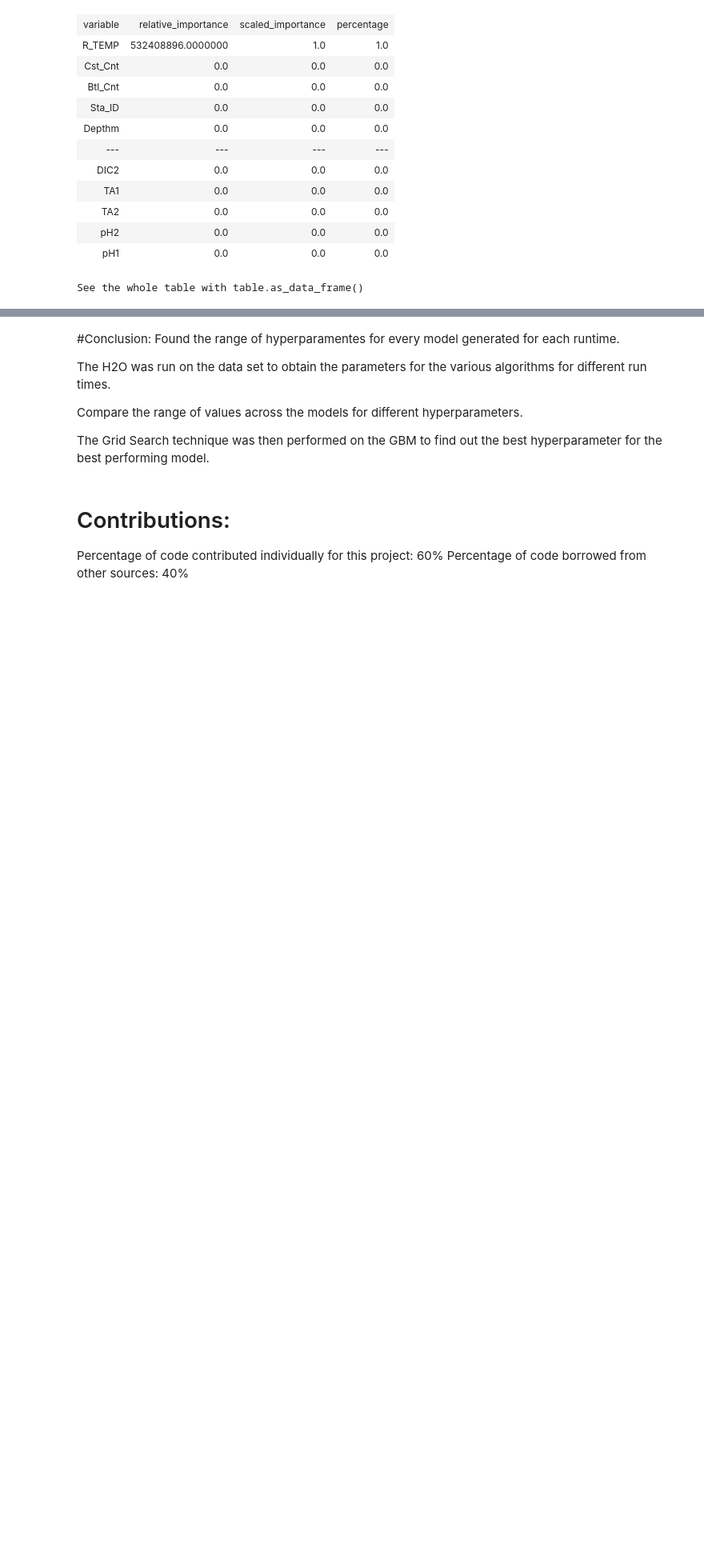
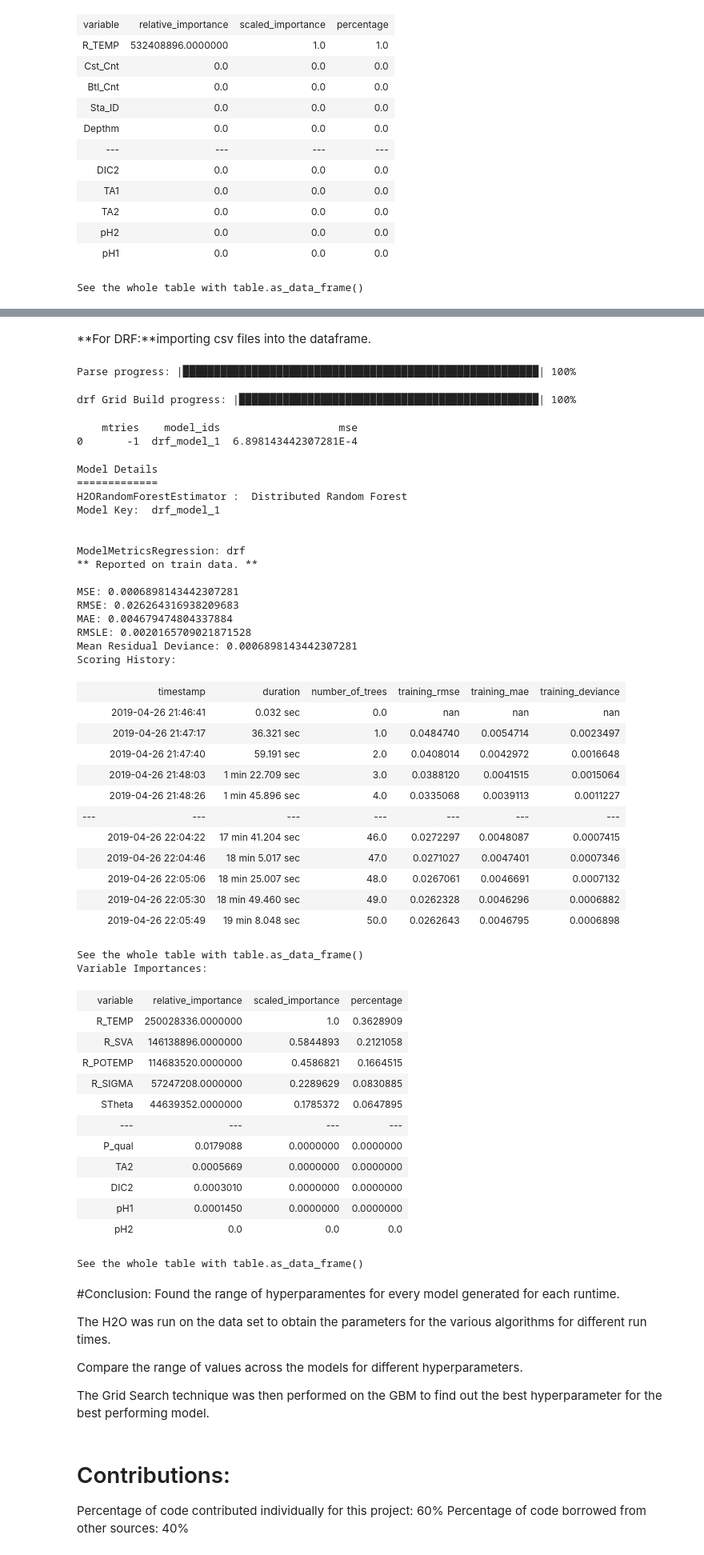
Before and after one commit to INFO6105-Spring19/hyperparameter-db-project-ds11, a Jupyter notebook: Code/Analysis.ipynb, the cells around one changed output, grey strips where cells are left out. Shown at 80% size. Cells and saved outputs as stored; diff of their text form; code cells hidden in the pictures; blank space fills up the shorter version.

```diff
--- a/Code/Analysis.ipynb
+++ b/Code/Analysis.ipynb
@@ -518,0 +586,2 @@ See the whole table with table.as_data_frame()
+# %% [markdown]
+**For DRF:**importing csv files into the dataframe.
@@ -519,3 +590,75 @@ See the whole table with table.as_data_frame()
+# %%
+from h2o.estimators import H2ORandomForestEstimator
+from h2o.estimators import H2OGeneralizedLinearEstimator
+from h2o.grid.grid_search import H2OGridSearch
+# Train and validate a cartesian grid of GBMs
+drf_grid1 = H2OGridSearch(model=H2ORandomForestEstimator,
+                         grid_id='drf',
+                         hyper_params=drf_params1)
+# %%
+# Load data into H2O
+df2 = h2o.import_file("bottle.csv")
+X = df2.columns
+y = "T_degC"
+X.remove(y)
+# %% [output]
+Parse progress: |█████████████████████████████████████████████████████████| 100%
+# %%
+drf_grid1.train(X,y, training_frame=df2)
+# %% [output]
+drf Grid Build progress: |████████████████████████████████████████████████| 100%
+# %%
+drf_best = drf_grid1.get_grid(sort_by='mse', decreasing=True)
+drf_best
+# %% [output]
+    mtries    model_ids                   mse
+0       -1  drf_model_1  6.898143442307281E-4
+# %%
+best_drf = drf_best.models[0]
+best_drf
+# %% [output]
+Model Details
+=============
+H2ORandomForestEstimator :  Distributed Random Forest
+Model Key:  drf_model_1
+
+
+ModelMetricsRegression: drf
+** Reported on train data. **
+
+MSE: 0.0006898143442307281
+RMSE: 0.026264316938209683
+MAE: 0.004679474804337884
+RMSLE: 0.0020165709021871528
+Mean Residual Deviance: 0.0006898143442307281
+Scoring History:
+|  | timestamp | duration | number_of_trees | training_rmse | training_mae | training_deviance |
+|  | 2019-04-26 21:46:41 | 0.032 sec | 0.0 | nan | nan | nan |
+|  | 2019-04-26 21:47:17 | 36.321 sec | 1.0 | 0.0484740 | 0.0054714 | 0.0023497 |
+|  | 2019-04-26 21:47:40 | 59.191 sec | 2.0 | 0.0408014 | 0.0042972 | 0.0016648 |
+|  | 2019-04-26 21:48:03 | 1 min 22.709 sec | 3.0 | 0.0388120 | 0.0041515 | 0.0015064 |
+|  | 2019-04-26 21:48:26 | 1 min 45.896 sec | 4.0 | 0.0335068 | 0.0039113 | 0.0011227 |
+| --- | --- | --- | --- | --- | --- | --- |
+|  | 2019-04-26 22:04:22 | 17 min 41.204 sec | 46.0 | 0.0272297 | 0.0048087 | 0.0007415 |
+|  | 2019-04-26 22:04:46 | 18 min 5.017 sec | 47.0 | 0.0271027 | 0.0047401 | 0.0007346 |
+|  | 2019-04-26 22:05:06 | 18 min 25.007 sec | 48.0 | 0.0267061 | 0.0046691 | 0.0007132 |
+|  | 2019-04-26 22:05:30 | 18 min 49.460 sec | 49.0 | 0.0262328 | 0.0046296 | 0.0006882 |
+|  | 2019-04-26 22:05:49 | 19 min 8.048 sec | 50.0 | 0.0262643 | 0.0046795 | 0.0006898 |
+See the whole table with table.as_data_frame()
+Variable Importances:
+| variable | relative_importance | scaled_importance | percentage |
+| R_TEMP | 250028336.0000000 | 1.0 | 0.3628909 |
+| R_SVA | 146138896.0000000 | 0.5844893 | 0.2121058 |
+| R_POTEMP | 114683520.0000000 | 0.4586821 | 0.1664515 |
+| R_SIGMA | 57247208.0000000 | 0.2289629 | 0.0830885 |
+| STheta | 44639352.0000000 | 0.1785372 | 0.0647895 |
+| --- | --- | --- | --- |
+| P_qual | 0.0179088 | 0.0000000 | 0.0000000 |
+| TA2 | 0.0005669 | 0.0000000 | 0.0000000 |
+| DIC2 | 0.0003010 | 0.0000000 | 0.0000000 |
+| pH1 | 0.0001450 | 0.0000000 | 0.0000000 |
+| pH2 | 0.0 | 0.0 | 0.0 |
+See the whole table with table.as_data_frame()
 # %% [markdown]
 #Conclusion:
 Found the range of hyperparamentes for every model generated for each runtime.
```
Also changed, not shown: parts of 12 cells of this notebook.
